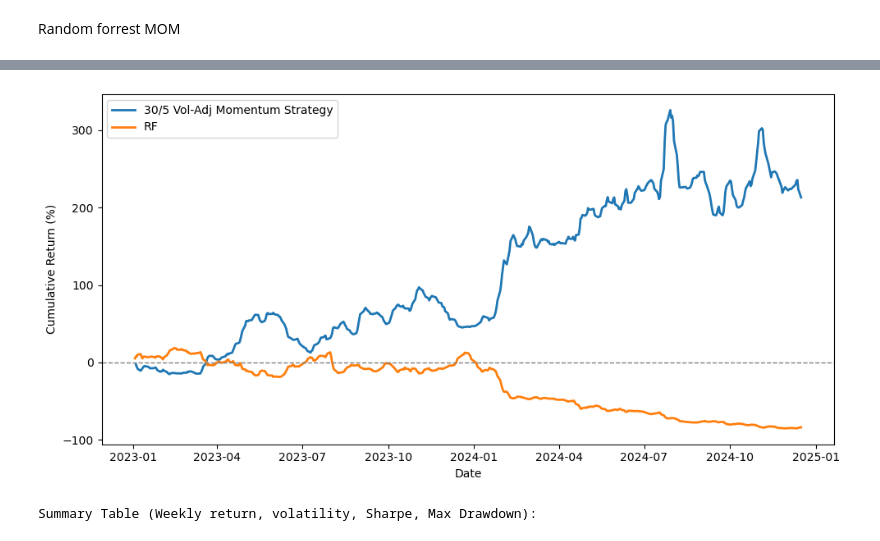
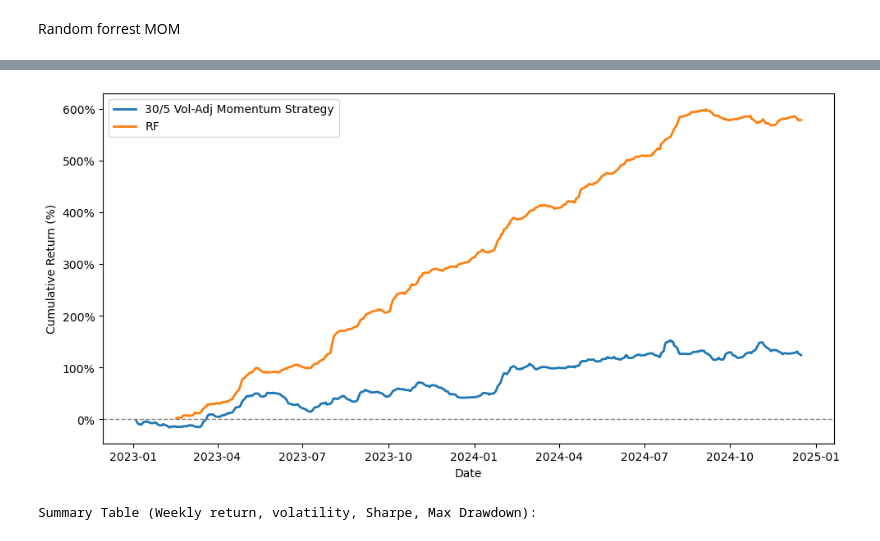
Before and after one commit to rtl959/Seminar-econometric-Financial-application, a Jupyter notebook: Full_code.ipynb, the cells around one changed output, grey strips where cells are left out. Saved outputs shown, nothing was run; the diff lists cells and outputs as text; code cells hidden in the pictures.

```diff
--- a/Full_code.ipynb
+++ b/Full_code.ipynb
@@ -907,6 +914,16 @@ def load_all_from_folder(folder_path):
     return full
 
 full = load_all_from_folder(DATA_FOLDER)
+
+# -----------------------
+# Restrict sample period
+# -----------------------
+START = pd.Timestamp("2023-01-01")
+END   = pd.Timestamp("2025-01-01")
+
+full = full[(full["Date"] >= START) & (full["Date"] <= END)].copy()
+
+print("After date filter:", full["Date"].min(), "→", full["Date"].max())
 
 tickers = sorted(full["Ticker"].unique().tolist())
 print(f"Loaded {len(tickers)} tickers:", tickers[:6], "..." if len(tickers) > 6 else "")
@@ -1179,7 +1196,7 @@ pred_full[test_mask.values]  = pred_test
 ls = long_short_backtest(dly_data, pred_full, daily_close_px, k_steps=K_HOLD)
 print(f"Backtest observations: {ls.shape[0]} rebalancing dates")
 
-cum = (ls.fillna(0)).cumsum()
+cum = (ls.fillna(0)).cumsum()*100
 plt.figure(figsize=(7,3.6))
 cum.plot()
 plt.ylabel("Cumulative return (sum of per-period LS)")
@@ -1202,36 +1220,41 @@ LS mean per rebalance: 0.3010% | std: 1.9520%
 # %%
-
-start_date = pd.Timestamp("2023-01-01")
-
 # 1) Per-period returns (already exist):
 #    - ls              : RF long–short per-rebalance return (decimal)
 #    - vol_results[30] : volatility-adjusted J=30, K=5 momentum results
 
-rf_ret = ls[ls.index >= start_date].dropna()
-
-# Volatility-adjusted 30/5 momentum per-period returns (decimal)
-va_30_5 = vol_results[30][0]["MomentumProfit"] / 100.0   # % -> decimal
+# 1) Per-period returns (decimal, weekly-ish)
+rf_ret = ls[ls.index >= start_date].dropna()               # decimal
+va_30_5 = vol_results[30][0]["MomentumProfit"] / 100.0     # % → decimal
 va_ret  = va_30_5[va_30_5.index >= start_date].dropna()
 
-# 2) Rebase to 0 at start: compounded cumulative return in %
-rf_cum_pct  = ((1 + rf_ret).cumprod()  - 1.0) * 100.0
-va_cum_pct  = ((1 + va_ret).cumprod()  - 1.0) * 100.0
+# 2) Convert to weekly % and take cumulative SUM (not compound)
+rf_pct = rf_ret * 100.0          # decimal → percentage points
+va_pct = va_ret * 100.0
 
-# 3) Plot (Figure 21 style)
-plt.figure(figsize=(10, 5))
+rf_cum = rf_pct.cumsum()         # cumulative % points
+va_cum = va_pct.cumsum()
 
-plt.plot(va_cum_pct.index, va_cum_pct.values,
-         label="30/5 Vol-Adj Momentum Strategy", linewidth=2)
-plt.plot(rf_cum_pct.index, rf_cum_pct.values,
-         label="RF", linewidth=2)
+# 3) Plot like Figure 21
+fig, ax = plt.subplots(figsize=(10, 5))
 
-plt.axhline(0, linestyle="--", linewidth=1, color="grey")  # zero line
+ax.plot(va_cum.index, va_cum / 100.0,
+        label="30/5 Vol-Adj Momentum Strategy", linewidth=2)
+ax.plot(rf_cum.index, rf_cum / 100.0,
+        label="RF", linewidth=2)
 
-plt.ylabel("Cumulative Return (%)")
-plt.xlabel("Date")
-plt.legend()
+ax.axhline(0, linestyle="--", linewidth=1, color="grey")
+
+ax.set_ylabel("Cumulative Return (%)")
+ax.set_xlabel("Date")
+ax.legend()
+
+# format y-axis as % just like All.py
+vals = ax.get_yticks()
+ax.set_yticklabels([f"{v:.0%}" for v in vals])
+
 plt.tight_layout()
 plt.show()
+
 
 # ----------------------------------------------------
 # Summary Table: Weekly return, volatility, Sharpe, Max Drawdown
@@ -1254,33 +1277,33 @@ def summarize(name, s):
     mean_w = s.mean() * 100      # weekly return in %
     std_w  = s.std() * 100       # weekly vol in %
 
     if s.std() == 0:
         sharpe = np.nan
     else:
         sharpe = (s.mean() - rf_weekly_rf) / s.std() * np.sqrt(50)
 
     cum_pct = ((1 + s).cumprod() - 1.0) * 100
     mdd = max_drawdown(cum_pct)
 
     return {
         "r (weekly %)": mean_w,
         "σ (weekly %)": std_w,
         "Sharpe ratio": sharpe,
         "Max drawdown (%)": mdd,
     }
 
 # Use out-of-sample weekly returns for both strategies
 rf_weekly = rf_ret
 va_weekly = va_ret
 
 summary = pd.DataFrame({
     "Random Forest": summarize("RF", rf_weekly),
     "30/5 Vol-Adj Momentum": summarize("30/5 VA", va_weekly),
 }).T
 
 print("\nSummary Table (Weekly return, volatility, Sharpe, Max Drawdown):\n")
 display(summary.round(2))
 # %% [output]
-[figure, old version]
+[figure, new version]
 Summary Table (Weekly return, volatility, Sharpe, Max Drawdown):
 |  | r (weekly %) | σ (weekly %) | Sharpe ratio | Max drawdown (%) |
```
Also changed, not shown: parts of 3 cells of this notebook.
